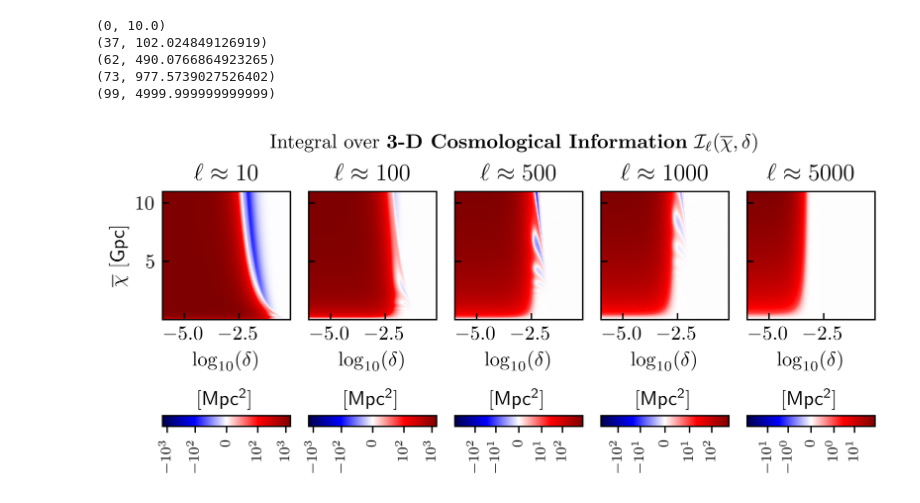
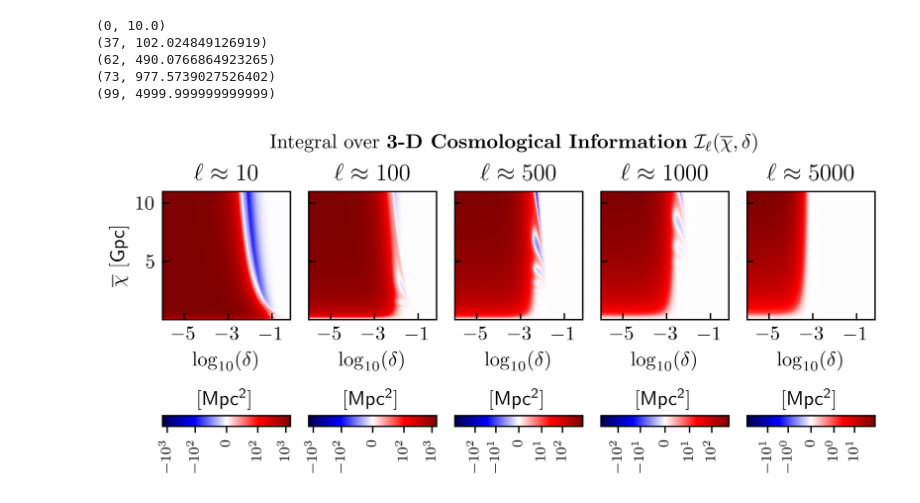
Before and after one commit to DelonShen/LIMxCMBL, a Jupyter notebook: 013.001.2025-05-03.visualize-innermost-integral.ipynb, the cells around one changed output. Saved outputs shown, nothing was run; the diff lists cells and outputs as text; code cells hidden in the pictures.

```diff
--- a/013.001.2025-05-03.visualize-innermost-integral.ipynb
+++ b/013.001.2025-05-03.visualize-innermost-integral.ipynb
@@ -82,31 +82,32 @@ for i,ell_idx in enumerate(ell_idxs):
               origin='lower',
               cmap = 'seismic',
               norm = norm,
               aspect =  (max(np.log10(deltas)) - min(np.log10(deltas))) / (max(chibs_Gpc) - min(chibs_Gpc)),
               extent=[min(np.log10(deltas)), max(np.log10(deltas)),
                       min(chibs_Gpc), max(chibs_Gpc),])
     ax.set_xlabel(r'$\log_{10}(\delta)$')
     ax.set_title(r'$\ell \approx %d$'%(titles[i]))
+    ax.set_xticks([-5,-3,-1])
     _bbox = ax.get_position()
     dy = _bbox.ymax - _bbox.ymin
     dx = _bbox.xmax - _bbox.xmin
     cbar_ax = fig.add_axes([_bbox.xmin,
                             _bbox.ymin - 5/6*dy,
                             dx,
                             1/12*dy])  # [left, bottom, width, height]
     cbar = fig.colorbar(im, cax=cbar_ax,
                        orientation='horizontal', )#label=r'\sf[kJy/sr]')
     cbar.ax.tick_params(labelsize=8, rotation = 90, direction='out')
     cbar.ax.set_title(r"$\sf[Mpc^2]$", fontsize = 11)
     cbar.set_ticks(ticks = [-(10**(np.floor(log10vb))), -linthresh,0,linthresh, 10**(np.floor(log10vb))])
 axs[0].set_ylabel(r'$\overline\chi$ [{\sf Gpc}]')
 
 
 fig.text(plt_cntr, 1.2, r"Integral over \textbf{3-D Cosmological Information} $\mathcal I_\ell(\overline\chi,\delta)$",
          ha='center',
          va='bottom',
         fontsize=11)
 
 plt.savefig('figures/013.001.pdf', bbox_inches='tight')
 # %% [output]
-[figure, old version]
+[figure, new version]
```
Also changed, not shown: 11 other files.
